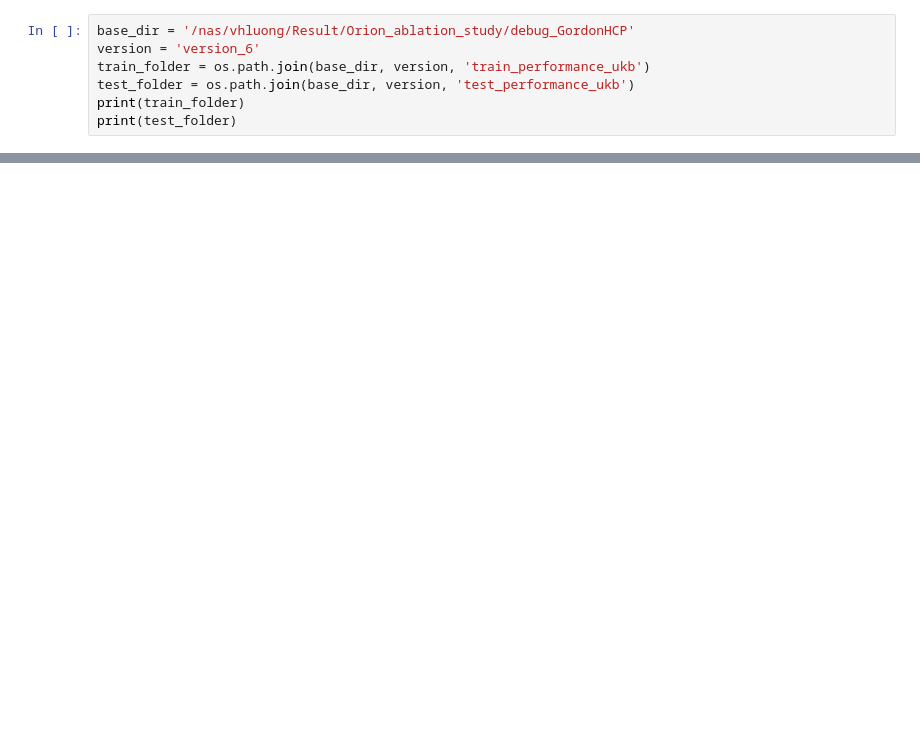
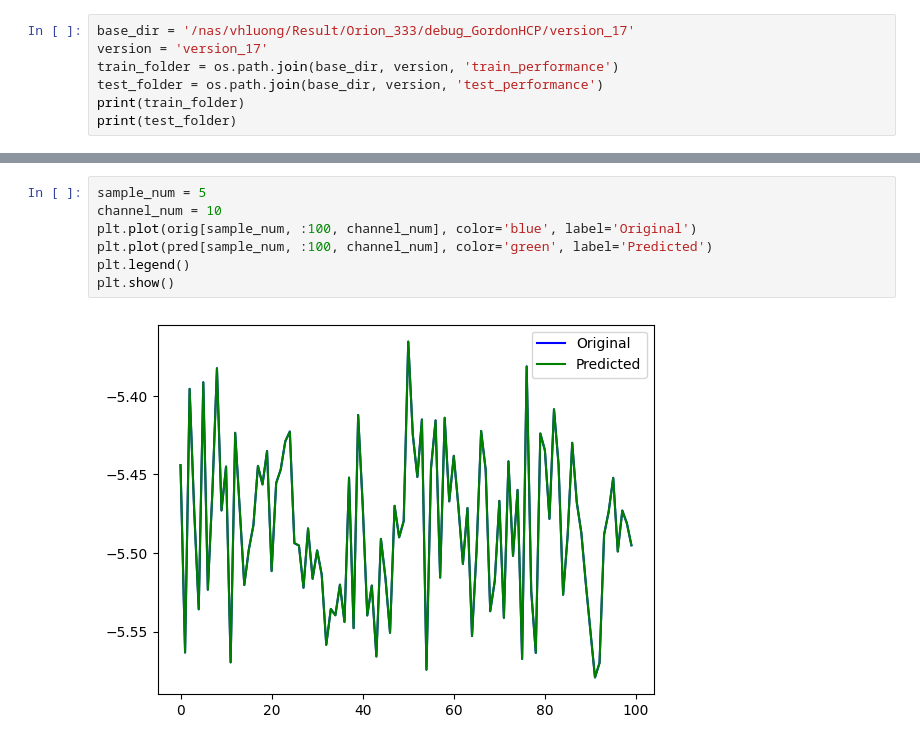
Before and after one commit to vietluong2110/MnemoDyn_Draft, a Jupyter notebook: coe/light/model/visualize.ipynb, the cells around one changed output, grey strips where cells are left out. Saved outputs shown, nothing was run; the diff lists cells and outputs as text; blank space fills up the shorter version.

```diff
--- a/coe/light/model/visualize.ipynb
+++ b/coe/light/model/visualize.ipynb
@@ -5,8 +5,8 @@ import matplotlib.pyplot as pl
 # %%
-base_dir = '/nas/vhluong/Result/Orion_ablation_study/debug_GordonHCP'
-version = 'version_6'
-train_folder = os.path.join(base_dir, version, 'train_performance_ukb')
-test_folder = os.path.join(base_dir, version, 'test_performance_ukb')
+base_dir = '/nas/vhluong/Result/Orion_333/debug_GordonHCP/version_17'
+version = 'version_17'
+train_folder = os.path.join(base_dir, version, 'train_performance')
+test_folder = os.path.join(base_dir, version, 'test_performance')
 print(train_folder)
 print(test_folder)
 # %% [output]
@@ -629,0 +26,9 @@ Shapes:
+# %%
+sample_num = 5
+channel_num = 10
+plt.plot(orig[sample_num, :100, channel_num], color='blue', label='Original')
+plt.plot(pred[sample_num, :100, channel_num], color='green', label='Predicted')
+plt.legend()
+plt.show()
+# %% [output]
+[figure, added]
```
Also changed, not shown: parts of 14 cells of this notebook, 3 other files.
